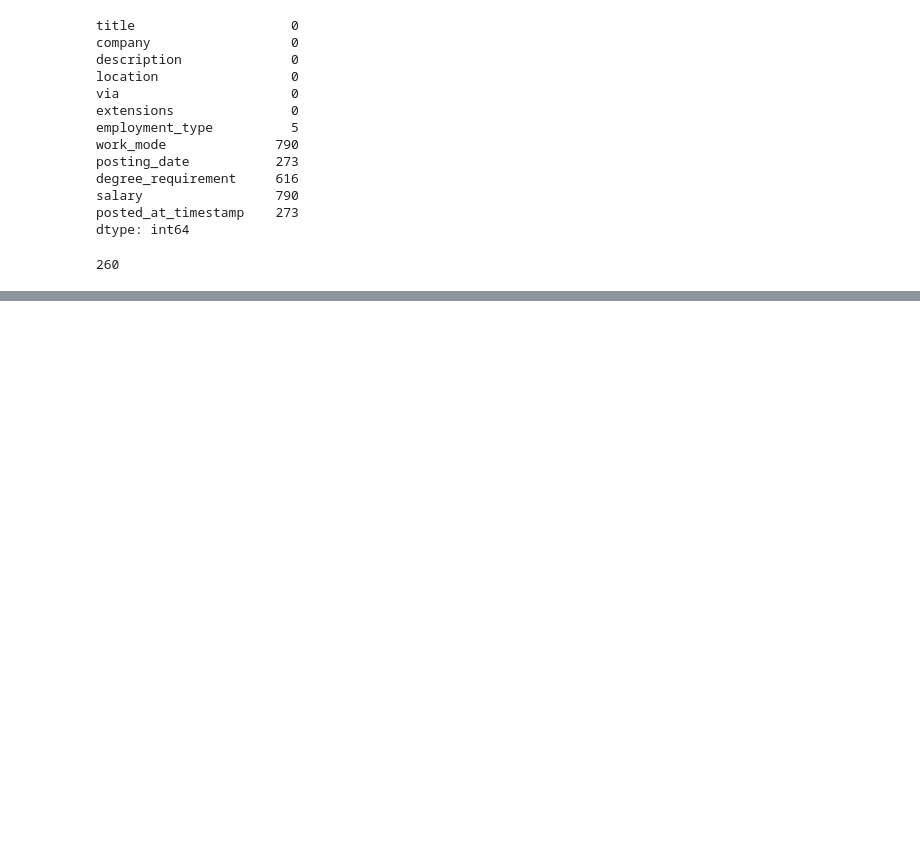
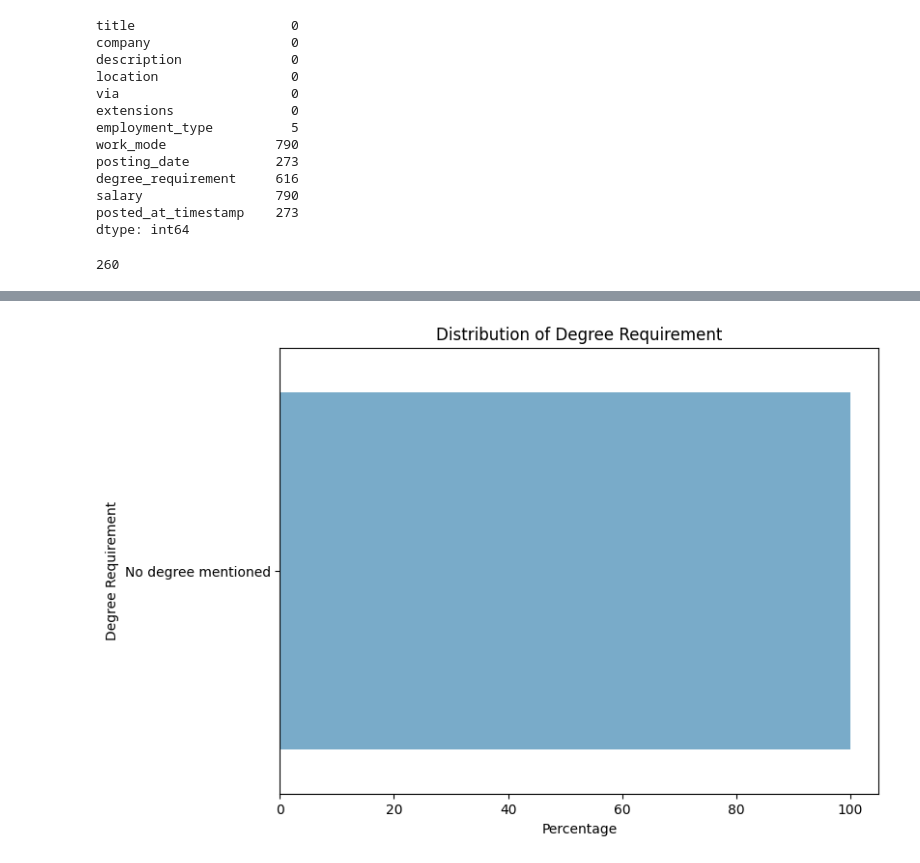
Before and after one commit to kariminus/Jobs-Analysis, a Jupyter notebook: 0_Exploratory_Data_Analysis.ipynb, the cells around one changed output, grey strips where cells are left out. Saved outputs shown, nothing was run; the diff lists cells and outputs as text; code cells hidden in the pictures; blank space fills up the shorter version.

```diff
--- a/0_Exploratory_Data_Analysis.ipynb
+++ b/0_Exploratory_Data_Analysis.ipynb
@@ -88,0 +120,13 @@ print(duplicates)
+# %%
+# Calculate the percentage distribution of degree_requirement
+degree_requirement_percentage = df['degree_requirement'].value_counts(normalize=True) * 100
+
+# Plot the distribution
+plt.figure(figsize=(8, 6))
+sns.barplot(x=degree_requirement_percentage.values, y=degree_requirement_percentage.index, palette="Blues_r")
+plt.xlabel('Percentage')
+plt.ylabel('Degree Requirement')
+plt.title('Distribution of Degree Requirement')
+plt.show()
+# %% [output]
+[figure, added]
```
Also changed, not shown: parts of 4 cells of this notebook.
